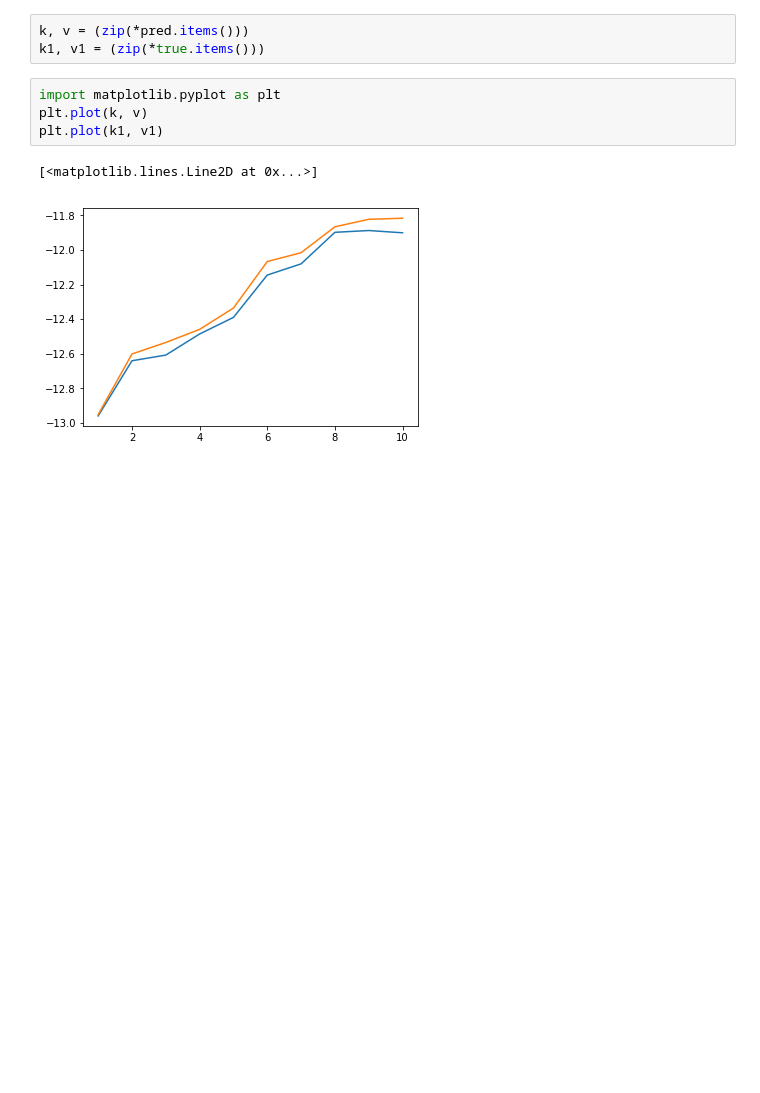
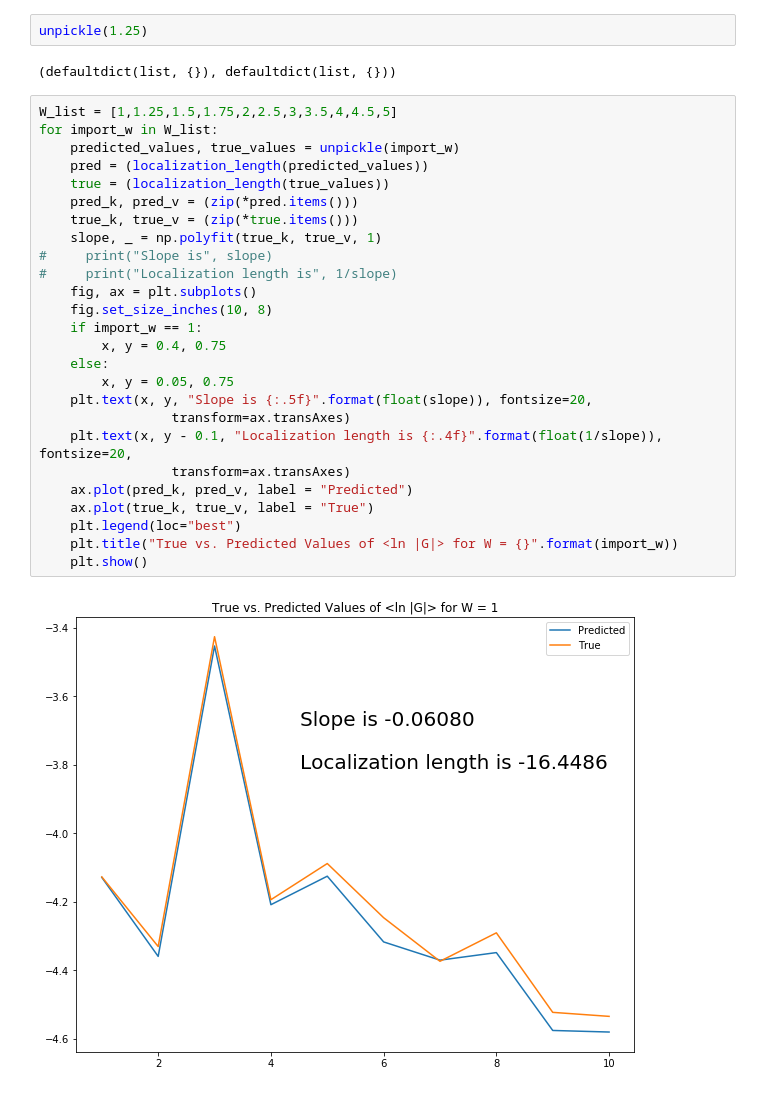
Before and after one commit to anhhuyalex/greenf, a Jupyter notebook: localizationlength_analysis.ipynb, the cells around one changed output. Drawn from its saved outputs; the diff is of its cells as text; blank space fills up the shorter version.

Commit message:
refactor localization, start extension to larger lattice

```diff
--- a/localizationlength_analysis.ipynb
+++ b/localizationlength_analysis.ipynb
@@ -70,10 +79,32 @@ true = (localization_length(true_values))
-# %%
-k, v = (zip(*pred.items()))
-k1, v1 = (zip(*true.items()))
-# %%
-import matplotlib.pyplot as plt
-plt.plot(k, v)
-plt.plot(k1, v1)
-# %% [output]
-[<matplotlib.lines.Line2D at 0x...>]
-[figure, removed]
+# %%
+unpickle(1.25)
+# %% [output]
+(defaultdict(list, {}), defaultdict(list, {}))
+# %%
+W_list = [1,1.25,1.5,1.75,2,2.5,3,3.5,4,4.5,5]
+for import_w in W_list:
+    predicted_values, true_values = unpickle(import_w)
+    pred = (localization_length(predicted_values))
+    true = (localization_length(true_values))
+    pred_k, pred_v = (zip(*pred.items()))
+    true_k, true_v = (zip(*true.items()))
+    slope, _ = np.polyfit(true_k, true_v, 1)
+#     print("Slope is", slope)
+#     print("Localization length is", 1/slope)
+    fig, ax = plt.subplots()
+    fig.set_size_inches(10, 8)
+    if import_w == 1:
+        x, y = 0.4, 0.75
+    else:
+        x, y = 0.05, 0.75
+    plt.text(x, y, "Slope is {:.5f}".format(float(slope)), fontsize=20,
+                 transform=ax.transAxes)
+    plt.text(x, y - 0.1, "Localization length is {:.4f}".format(float(1/slope)), fontsize=20,
+                 transform=ax.transAxes)
+    ax.plot(pred_k, pred_v, label = "Predicted")
+    ax.plot(true_k, true_v, label = "True")
+    plt.legend(loc="best")
+    plt.title("True vs. Predicted Values of <ln |G|> for W = {}".format(import_w))
+    plt.show()
+# %% [output]
+[figure, added]
```
Also changed, not shown: parts of 8 cells of this notebook, 4 other files.
